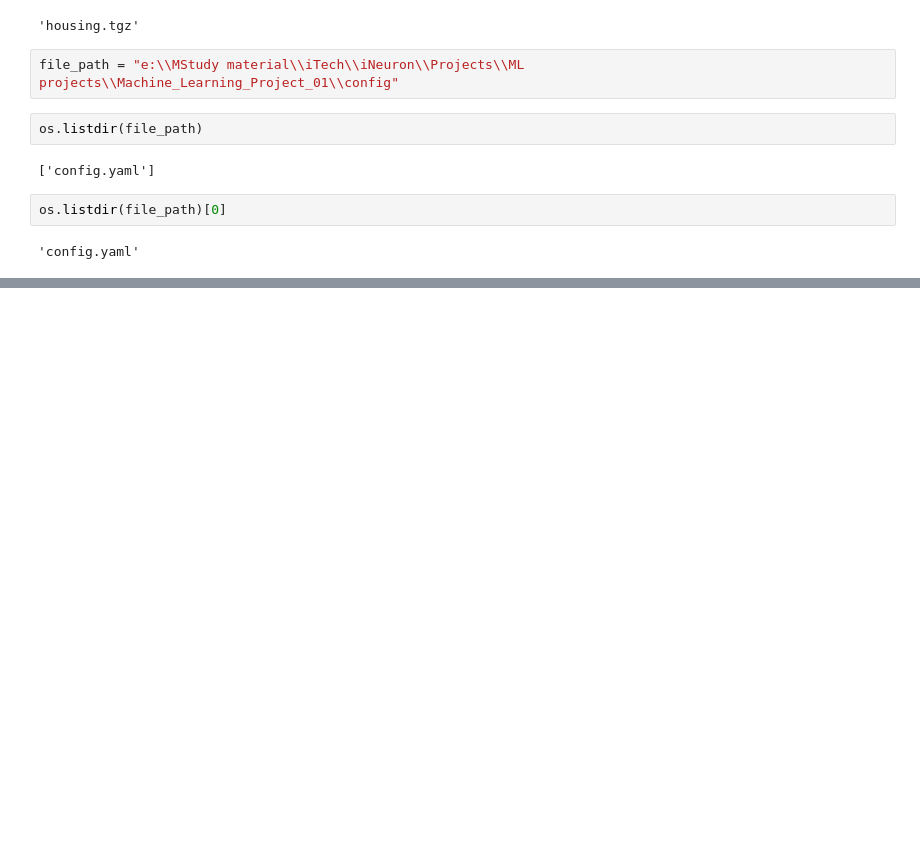
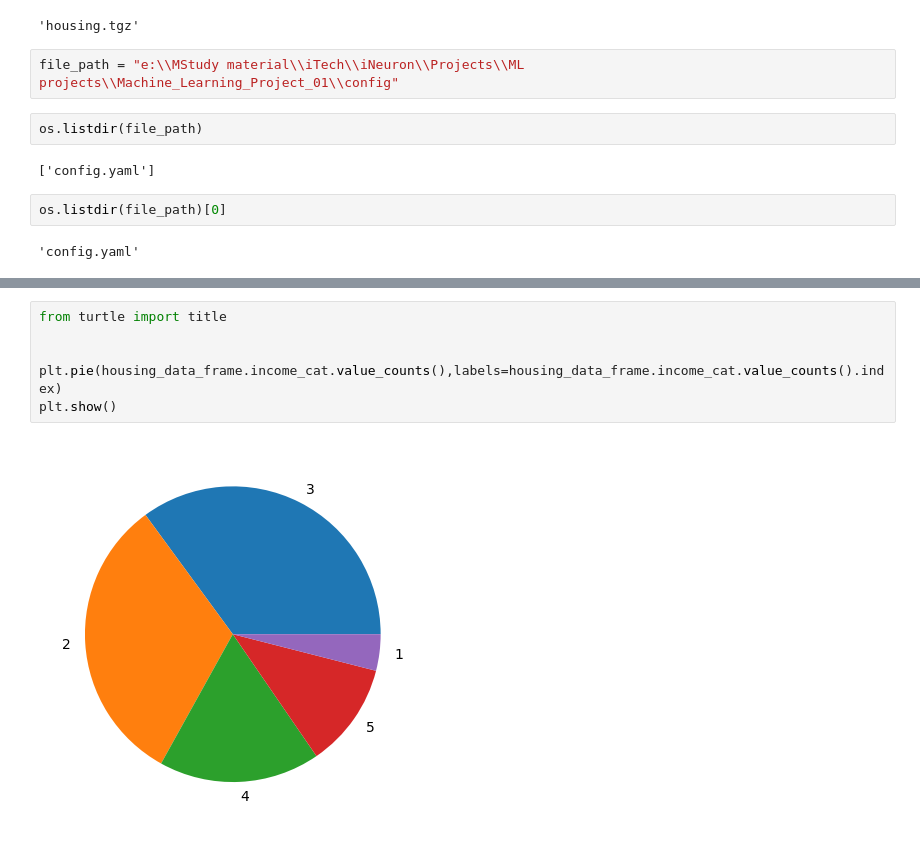
Before and after one commit to Tanweer-Raza/Machine_Learning_Project_01, a Jupyter notebook: notebook/example2.ipynb, the cells around one changed output, grey strips where cells are left out. Saved outputs shown, nothing was run; the diff lists cells and outputs as text; blank space fills up the shorter version.

```diff
--- a/notebook/example2.ipynb
+++ b/notebook/example2.ipynb
@@ -18,0 +138,8 @@ os.listdir(file_path)[0]
+# %%
+from turtle import title
+
+
+plt.pie(housing_data_frame.income_cat.value_counts(),labels=housing_data_frame.income_cat.value_counts().index)
+plt.show()
+# %% [output]
+[figure, added]
```
Also changed, not shown: parts of 27 cells of this notebook, 3 other files.
